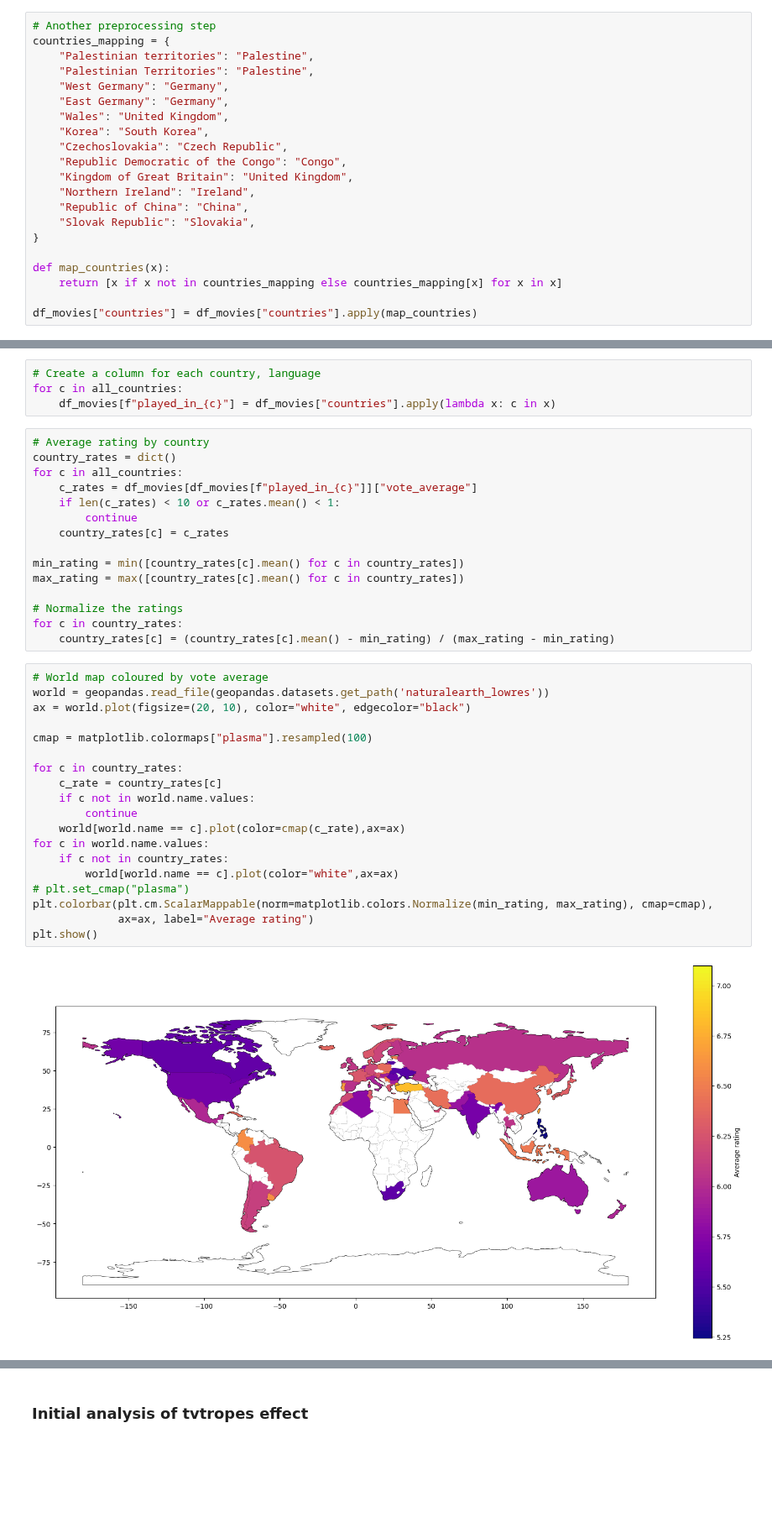
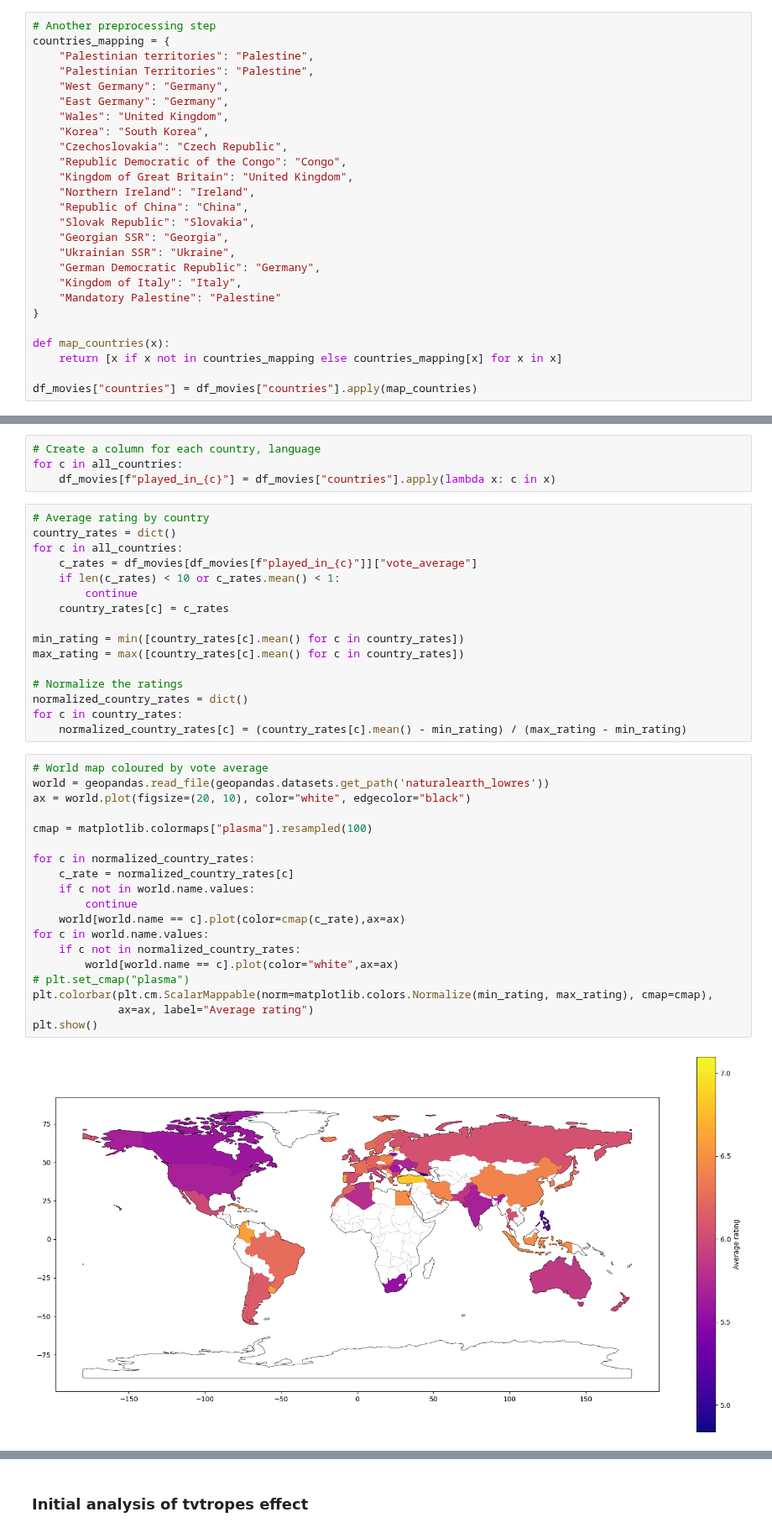
Before and after one commit to epfl-ada/ada-2022-project-adamax, a Jupyter notebook: src/initial_analysis.ipynb, the cells around one changed output, grey strips where cells are left out. Shown at 84% size. Cells and saved outputs as stored; diff of their text form; blank space fills up the shorter version.

```diff
--- a/src/initial_analysis.ipynb
+++ b/src/initial_analysis.ipynb
@@ -416,6 +418,11 @@ countries_mapping = {
     "Northern Ireland": "Ireland",
     "Republic of China": "China",
     "Slovak Republic": "Slovakia",
+    "Georgian SSR": "Georgia",
+    "Ukrainian SSR": "Ukraine",
+    "German Democratic Republic": "Germany",
+    "Kingdom of Italy": "Italy",
+    "Mandatory Palestine": "Palestine"
 }
 
 def map_countries(x):
@@ -451,26 +458,27 @@ min_rating = min([country_rates[c].mean() for c in country_rates])
 max_rating = max([country_rates[c].mean() for c in country_rates])
 
 # Normalize the ratings
+normalized_country_rates = dict()
 for c in country_rates:
-    country_rates[c] = (country_rates[c].mean() - min_rating) / (max_rating - min_rating)
+    normalized_country_rates[c] = (country_rates[c].mean() - min_rating) / (max_rating - min_rating)
 # %%
 # World map coloured by vote average
 world = geopandas.read_file(geopandas.datasets.get_path('naturalearth_lowres'))
 ax = world.plot(figsize=(20, 10), color="white", edgecolor="black")
 
 cmap = matplotlib.colormaps["plasma"].resampled(100)
 
-for c in country_rates:
-    c_rate = country_rates[c]
+for c in normalized_country_rates:
+    c_rate = normalized_country_rates[c]
     if c not in world.name.values:
         continue
     world[world.name == c].plot(color=cmap(c_rate),ax=ax)
 for c in world.name.values:
-    if c not in country_rates:
+    if c not in normalized_country_rates:
         world[world.name == c].plot(color="white",ax=ax)
 # plt.set_cmap("plasma")
 plt.colorbar(plt.cm.ScalarMappable(norm=matplotlib.colors.Normalize(min_rating, max_rating), cmap=cmap),
              ax=ax, label="Average rating")
 plt.show()
 # %% [output]
-[figure, old version]
+[figure, new version]
```
Also changed, not shown: parts of 58 cells of this notebook.
